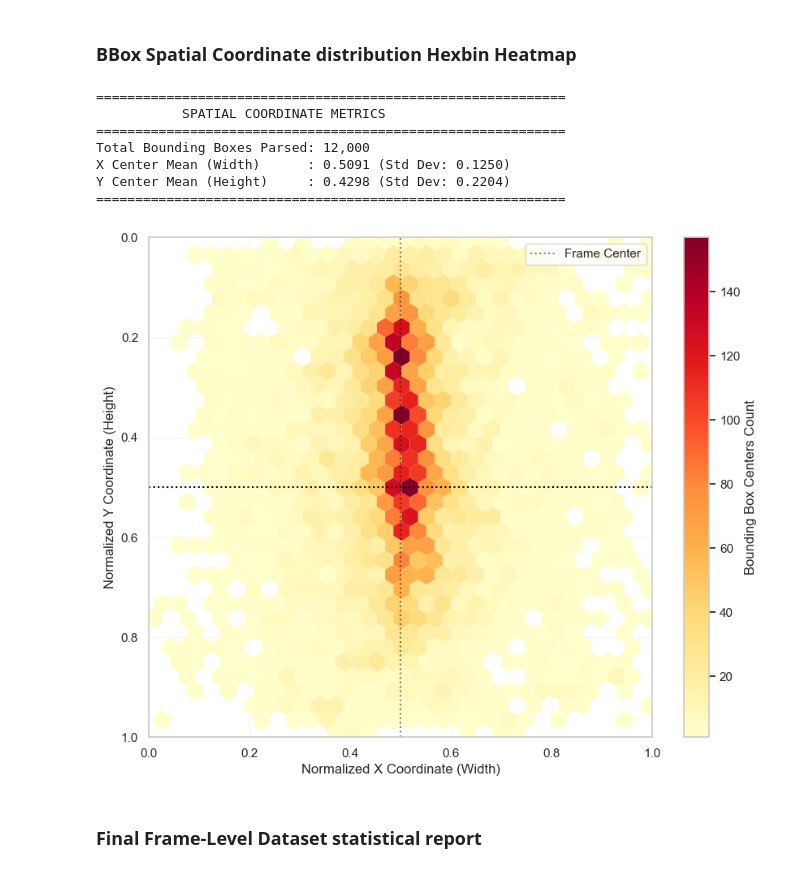
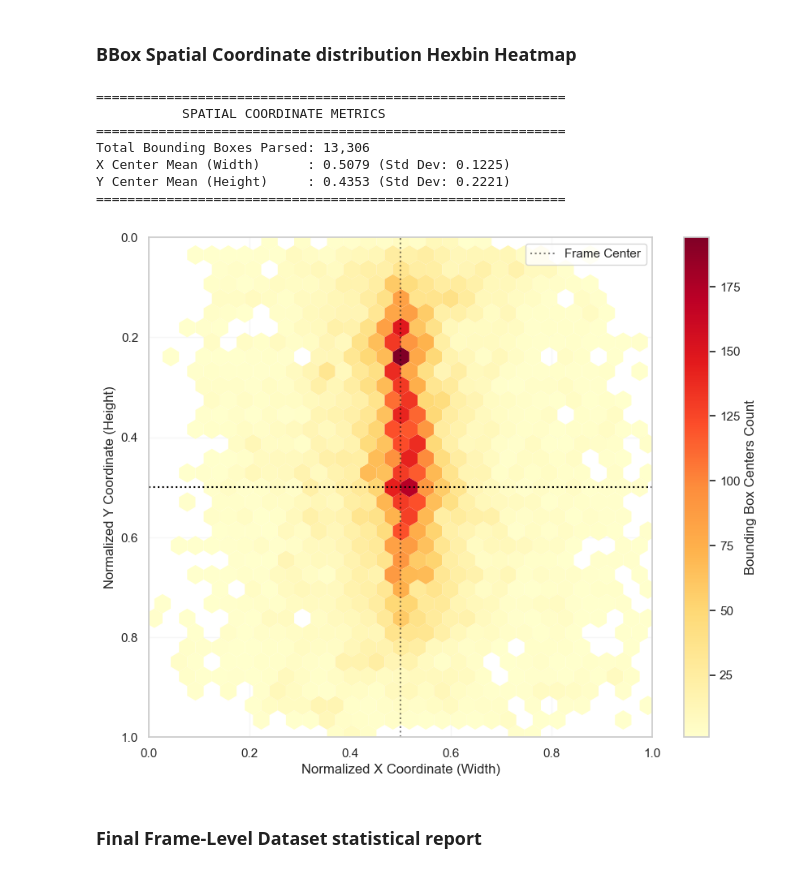
Before and after one commit to Hannysia/drone_detection, a Jupyter notebook: notebooks/01_data_exploration.ipynb, the cells around one changed output. Drawn from its saved outputs; the diff is of its cells as text; code cells hidden in the pictures.

Commit message:
fix(notebook): analyze frames from the final temporal manifest

```diff
--- a/notebooks/01_data_exploration.ipynb
+++ b/notebooks/01_data_exploration.ipynb
@@ -394,32 +545,35 @@ plot_dataset_geometry_analysis(df_images, df_bboxes, TARGET_SPLIT)
 # %% [markdown]
 ### **BBox Spatial Coordinate distribution Hexbin Heatmap**
 # %%
-x_centers, y_centers, total_boxes = gather_spatial_coordinates(FRAME_DATA_DIR, SPLITS)
-
+x_centers, y_centers, total_boxes = gather_spatial_coordinates(
+    FRAME_DATA_DIR,
+    SPLITS,
+    selected_frames=selected_frames,
+)
 if total_boxes == 0:
     print("[!] Error: No valid bounding boxes parsed.")
 else:
     mean_x, std_x = np.mean(x_centers), np.std(x_centers)
     mean_y, std_y = np.mean(y_centers), np.std(y_centers)
 
     print("="*60)
     print("           SPATIAL COORDINATE METRICS               ")
     print("="*60)
     print(f"Total Bounding Boxes Parsed: {total_boxes:,}")
     print(f"X Center Mean (Width)      : {mean_x:.4f} (Std Dev: {std_x:.4f})")
     print(f"Y Center Mean (Height)     : {mean_y:.4f} (Std Dev: {std_y:.4f})")
     print("="*60)
 
     plot_spatial_heatmap(x_centers, y_centers)
 # %% [output]
 ============================================================
            SPATIAL COORDINATE METRICS
 ============================================================
-Total Bounding Boxes Parsed: 12,000
-X Center Mean (Width)      : 0.5091 (Std Dev: 0.1250)
-Y Center Mean (Height)     : 0.4298 (Std Dev: 0.2204)
+Total Bounding Boxes Parsed: 13,306
+X Center Mean (Width)      : 0.5079 (Std Dev: 0.1225)
+Y Center Mean (Height)     : 0.4353 (Std Dev: 0.2221)
 ============================================================
-[figure, old version]
+[figure, new version]
 # %% [markdown]
 ### **Final Frame-Level Dataset statistical report**
 # %%
```
Also changed, not shown: parts of 9 cells of this notebook.
